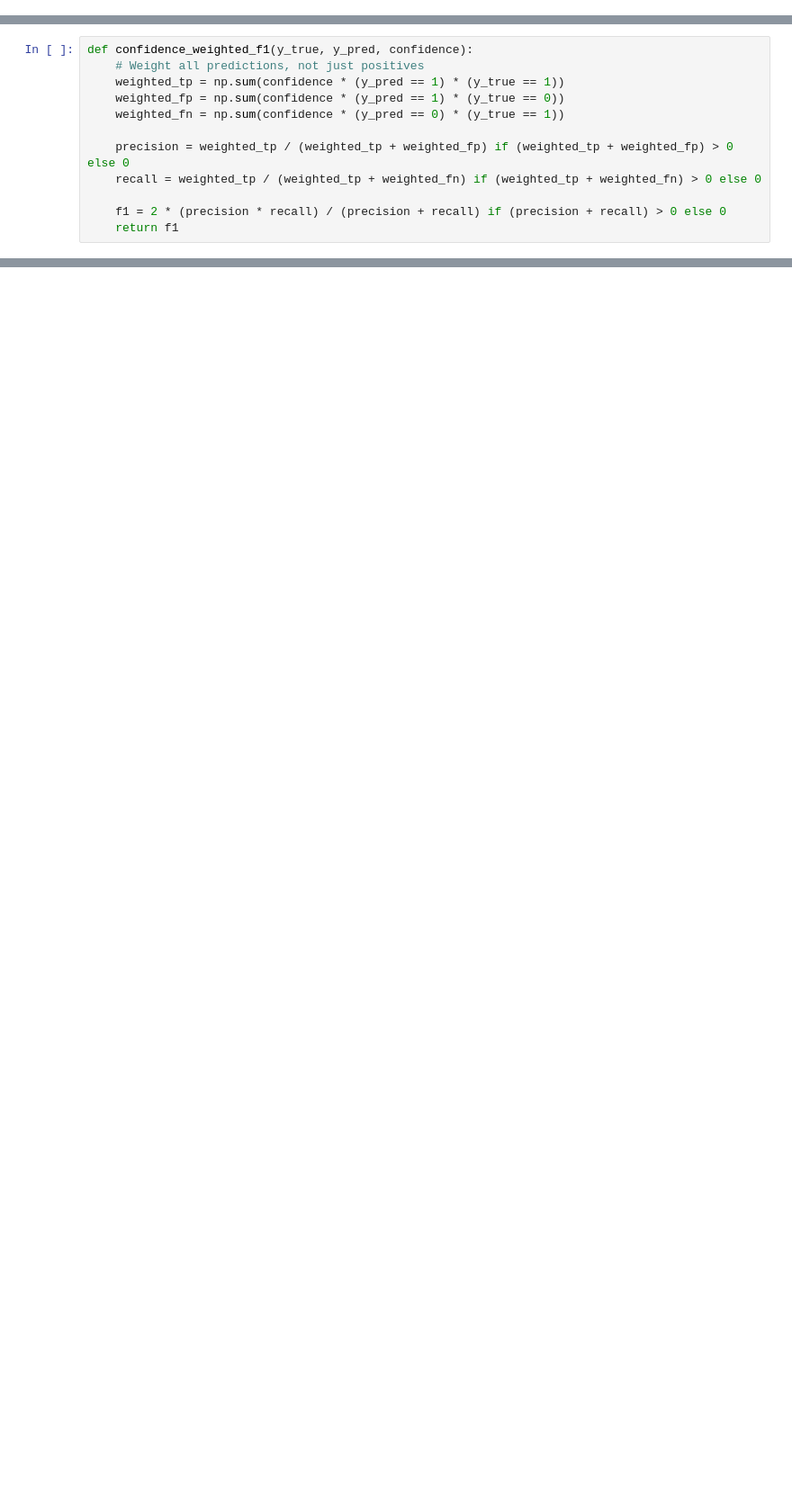
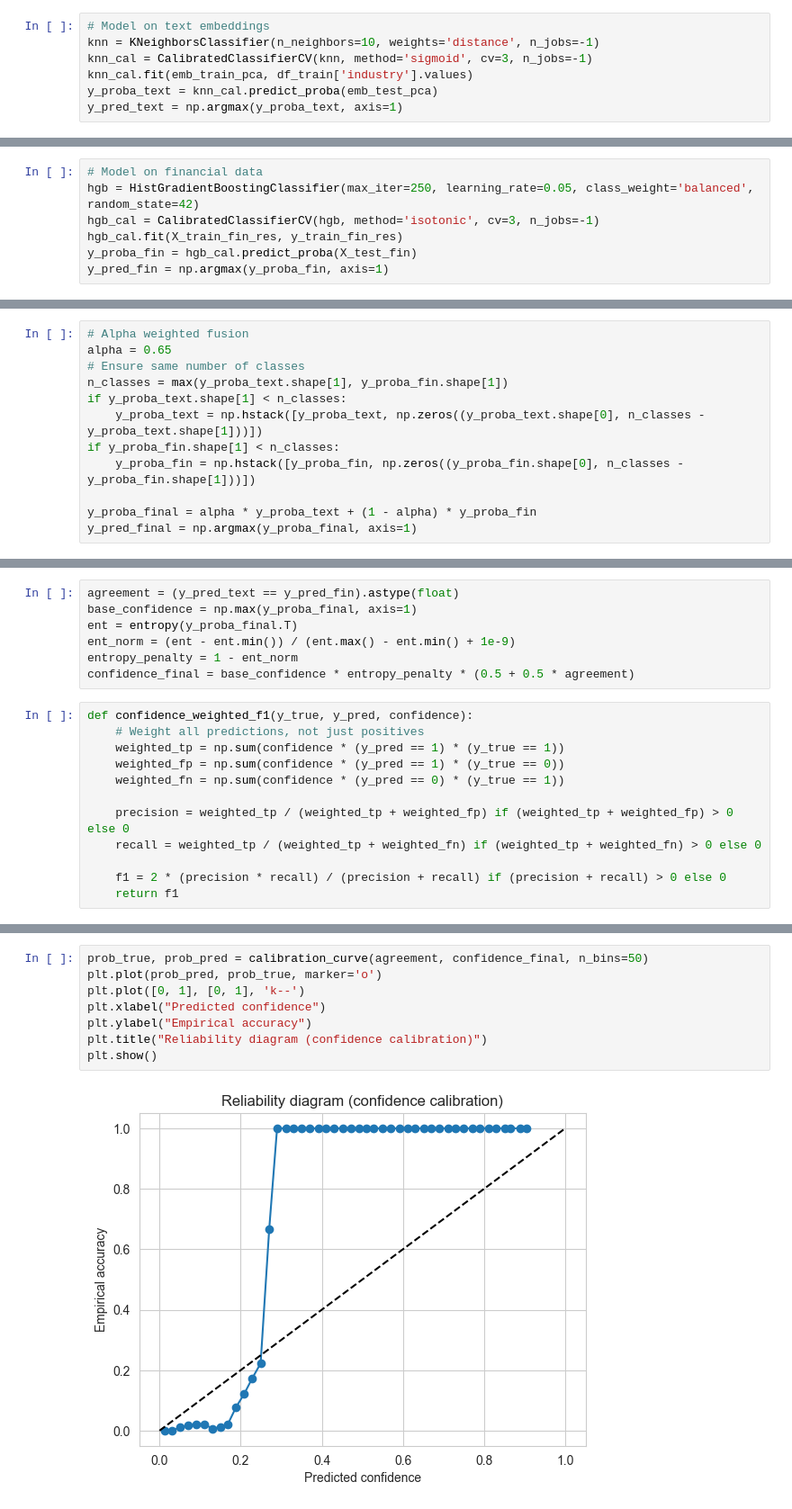
Before and after one commit to dastuzh/FDS25-T043, a Jupyter notebook: final_submission_combined.ipynb, the cells around one changed output, grey strips where cells are left out. Shown at 90% size. Saved outputs shown, nothing was run; the diff lists cells and outputs as text; blank space fills up the shorter version.

```diff
--- a/code_skeleton_industry_classification.ipynb
+++ b/final_submission_combined.ipynb
@@ -704,0 +599,7 @@ y_pred_proba_meta = meta_clf.predict_proba(X_val_stack)
+# %%
+# Model on text embeddings
+knn = KNeighborsClassifier(n_neighbors=10, weights='distance', n_jobs=-1)
+knn_cal = CalibratedClassifierCV(knn, method='sigmoid', cv=3, n_jobs=-1)
+knn_cal.fit(emb_train_pca, df_train['industry'].values)
+y_proba_text = knn_cal.predict_proba(emb_test_pca)
+y_pred_text = np.argmax(y_proba_text, axis=1)
@@ -704,0 +608,7 @@ y_pred_proba_meta = meta_clf.predict_proba(X_val_stack)
+# %%
+# Model on financial data
+hgb = HistGradientBoostingClassifier(max_iter=250, learning_rate=0.05, class_weight='balanced', random_state=42)
+hgb_cal = CalibratedClassifierCV(hgb, method='isotonic', cv=3, n_jobs=-1)
+hgb_cal.fit(X_train_fin_res, y_train_fin_res)
+y_proba_fin = hgb_cal.predict_proba(X_test_fin)
+y_pred_fin = np.argmax(y_proba_fin, axis=1)
@@ -704,0 +617,12 @@ y_pred_proba_meta = meta_clf.predict_proba(X_val_stack)
+# %%
+# Alpha weighted fusion
+alpha = 0.65
+# Ensure same number of classes
+n_classes = max(y_proba_text.shape[1], y_proba_fin.shape[1])
+if y_proba_text.shape[1] < n_classes:
+    y_proba_text = np.hstack([y_proba_text, np.zeros((y_proba_text.shape[0], n_classes - y_proba_text.shape[1]))])
+if y_proba_fin.shape[1] < n_classes:
+    y_proba_fin = np.hstack([y_proba_fin, np.zeros((y_proba_fin.shape[0], n_classes - y_proba_fin.shape[1]))])
+
+y_proba_final = alpha * y_proba_text + (1 - alpha) * y_proba_fin
+y_pred_final = np.argmax(y_proba_final, axis=1)
@@ -705,3 +631,10 @@ y_pred_proba_meta = meta_clf.predict_proba(X_val_stack)
+# %%
+agreement = (y_pred_text == y_pred_fin).astype(float)
+base_confidence = np.max(y_proba_final, axis=1)
+ent = entropy(y_proba_final.T)
+ent_norm = (ent - ent.min()) / (ent.max() - ent.min() + 1e-9)
+entropy_penalty = 1 - ent_norm
+confidence_final = base_confidence * entropy_penalty * (0.5 + 0.5 * agreement)
 # %%
 def confidence_weighted_f1(y_true, y_pred, confidence):
     # Weight all predictions, not just positives
@@ -799,0 +722,10 @@ plt.show()
+# %%
+prob_true, prob_pred = calibration_curve(agreement, confidence_final, n_bins=50)
+plt.plot(prob_pred, prob_true, marker='o')
+plt.plot([0, 1], [0, 1], 'k--')
+plt.xlabel("Predicted confidence")
+plt.ylabel("Empirical accuracy")
+plt.title("Reliability diagram (confidence calibration)")
+plt.show()
+# %% [output]
+[figure, added]
```
Also changed, not shown: parts of 88 cells of this notebook, 3 other files.
